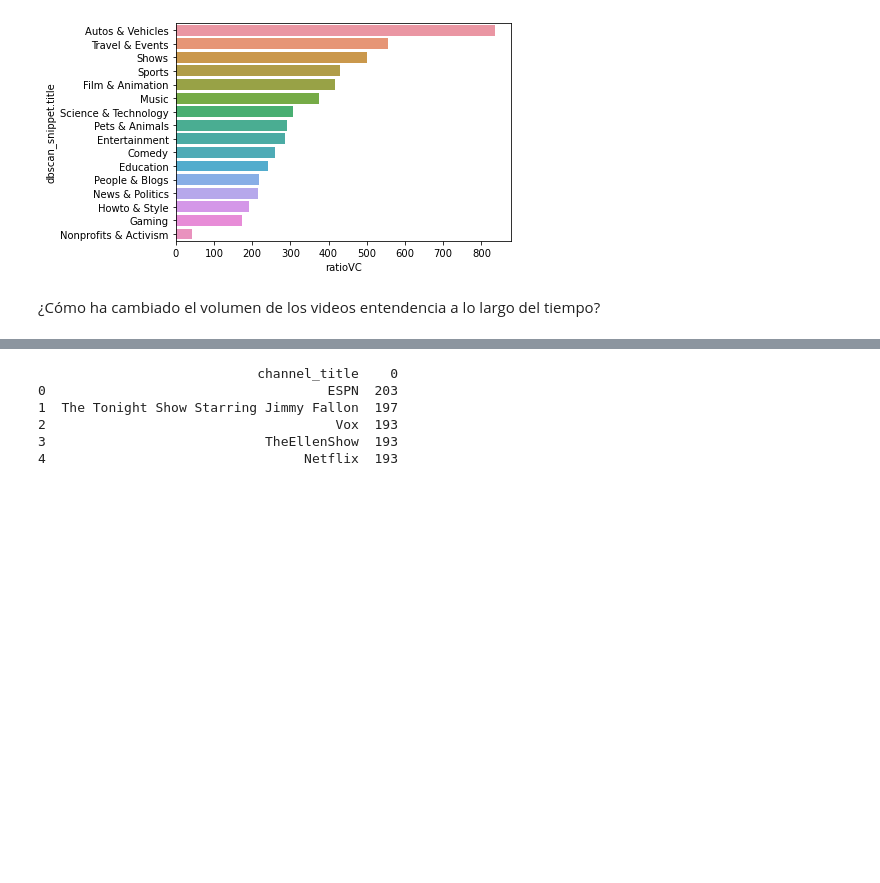
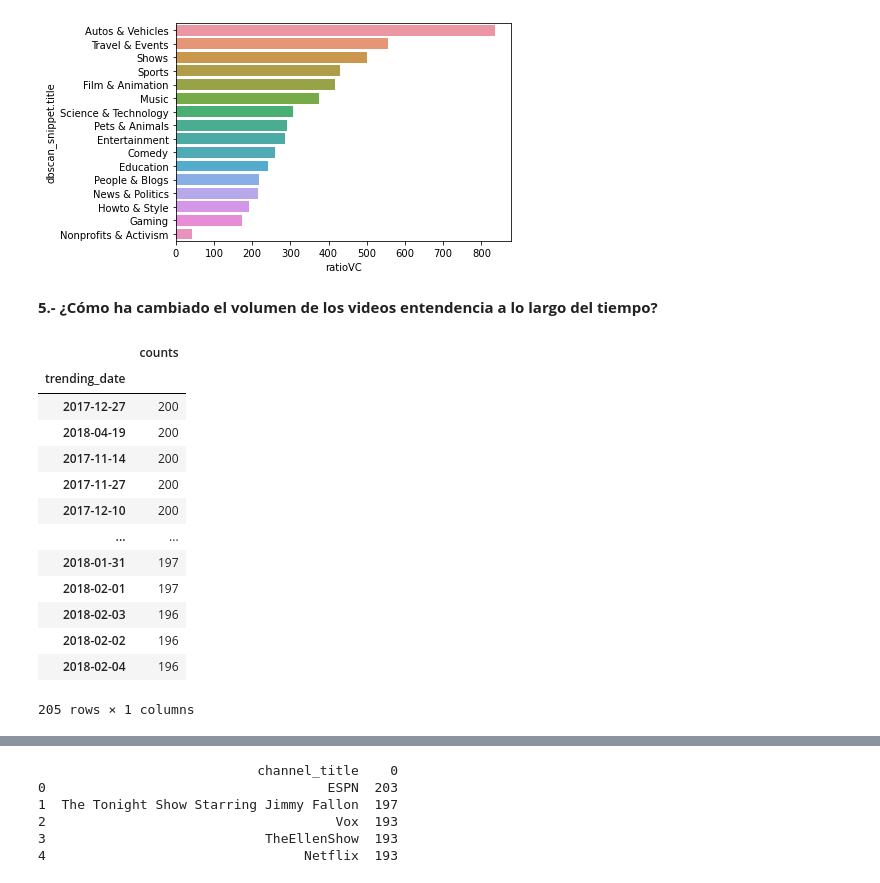
Before and after one commit to JALG99/EB-2021-1-CC51-Grupo5, a Jupyter notebook: TF.ipynb, the cells around one changed output, grey strips where cells are left out. Drawn from its saved outputs; the diff is of its cells as text; code cells hidden in the pictures; blank space fills up the shorter version.

```diff
--- a/TF.ipynb
+++ b/TF.ipynb
@@ -583,4 +580,22 @@ Indexing with multiple keys (implicitly converted to a tuple of keys) will be de
 <AxesSubplot:xlabel='ratioVC', ylabel='dbscan_snippet.title'>
 [figure]
 # %% [markdown]
-¿Cómo ha cambiado el volumen de los videos entendencia a lo largo del tiempo?
+**5.- ¿Cómo ha cambiado el volumen de los videos entendencia a lo largo del tiempo?**
+# %%
+conteo2 = newUSVideos['trending_date'].value_counts().rename_axis('trending_date').to_frame('counts')
+conteo2
+# %% [output]
+|  | counts |
+| trending_date |  |
+| 2017-12-27 | 200 |
+| 2018-04-19 | 200 |
+| 2017-11-14 | 200 |
+| 2017-11-27 | 200 |
+| 2017-12-10 | 200 |
+| ... | ... |
+| 2018-01-31 | 197 |
+| 2018-02-01 | 197 |
+| 2018-02-03 | 196 |
+| 2018-02-02 | 196 |
+| 2018-02-04 | 196 |
+205 rows × 1 columns
```
Also changed, not shown: parts of 21 cells of this notebook.
